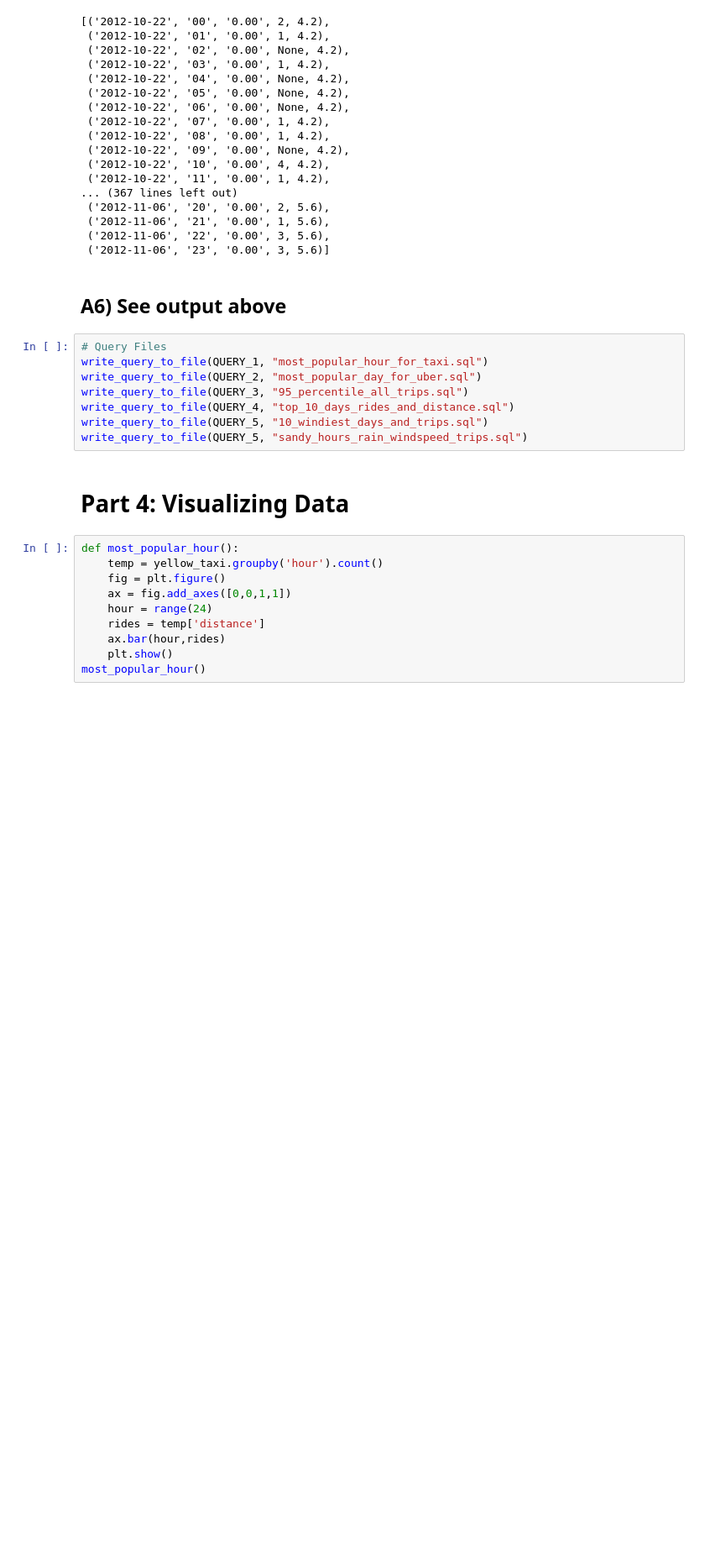
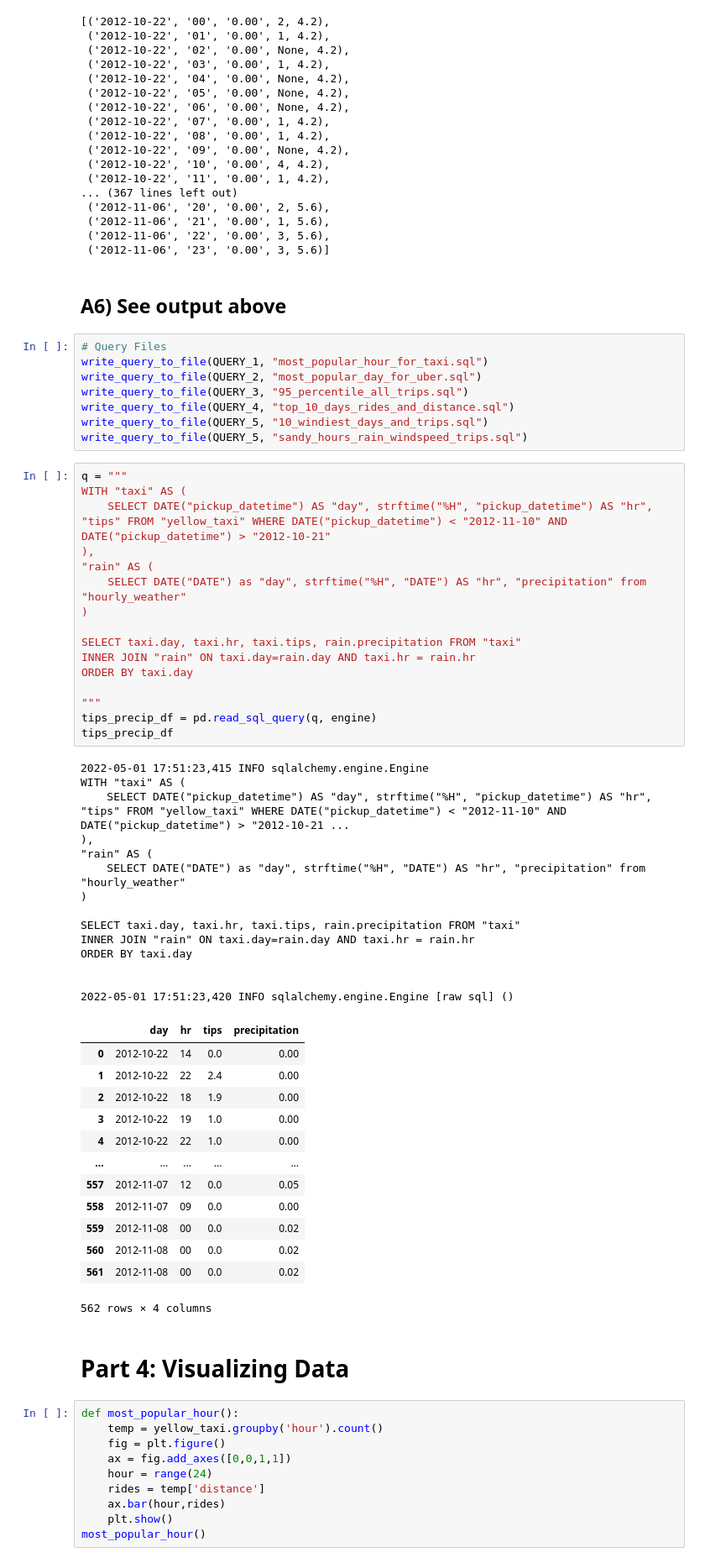
Before and after one commit to scottqin123/4501-Project, a Jupyter notebook: code.ipynb, the cells around one changed output. Shown at 84% size. Drawn from its saved outputs; the diff is of its cells as text; blank space fills up the shorter version.

```diff
--- a/code.ipynb
+++ b/code.ipynb
@@ -619,6 +619,50 @@ write_query_to_file(QUERY_3, "95_percentile_all_trips.sql")
 write_query_to_file(QUERY_4, "top_10_days_rides_and_distance.sql")
 write_query_to_file(QUERY_5, "10_windiest_days_and_trips.sql")
 write_query_to_file(QUERY_5, "sandy_hours_rain_windspeed_trips.sql")
+# %%
+q = """
+WITH "taxi" AS (
+    SELECT DATE("pickup_datetime") AS "day", strftime("%H", "pickup_datetime") AS "hr", "tips" FROM "yellow_taxi" WHERE DATE("pickup_datetime") < "2012-11-10" AND DATE("pickup_datetime") > "2012-10-21"
+),
+"rain" AS (
+    SELECT DATE("DATE") as "day", strftime("%H", "DATE") AS "hr", "precipitation" from "hourly_weather"
+)
+
+SELECT taxi.day, taxi.hr, taxi.tips, rain.precipitation FROM "taxi"
+INNER JOIN "rain" ON taxi.day=rain.day AND taxi.hr = rain.hr
+ORDER BY taxi.day
+
+"""
+tips_precip_df = pd.read_sql_query(q, engine)
+tips_precip_df
+# %% [output]
+2022-05-01 17:51:23,415 INFO sqlalchemy.engine.Engine
+WITH "taxi" AS (
+    SELECT DATE("pickup_datetime") AS "day", strftime("%H", "pickup_datetime") AS "hr", "tips" FROM "yellow_taxi" WHERE DATE("pickup_datetime") < "2012-11-10" AND DATE("pickup_datetime") > "2012-10-21 ...
+),
+"rain" AS (
+    SELECT DATE("DATE") as "day", strftime("%H", "DATE") AS "hr", "precipitation" from "hourly_weather"
+)
+
+SELECT taxi.day, taxi.hr, taxi.tips, rain.precipitation FROM "taxi"
+INNER JOIN "rain" ON taxi.day=rain.day AND taxi.hr = rain.hr
+ORDER BY taxi.day
+
+
+2022-05-01 17:51:23,420 INFO sqlalchemy.engine.Engine [raw sql] ()
+|  | day | hr | tips | precipitation |
+| 0 | 2012-10-22 | 14 | 0.0 | 0.00 |
+| 1 | 2012-10-22 | 22 | 2.4 | 0.00 |
+| 2 | 2012-10-22 | 18 | 1.9 | 0.00 |
+| 3 | 2012-10-22 | 19 | 1.0 | 0.00 |
+| 4 | 2012-10-22 | 22 | 1.0 | 0.00 |
+| ... | ... | ... | ... | ... |
+| 557 | 2012-11-07 | 12 | 0.0 | 0.05 |
+| 558 | 2012-11-07 | 09 | 0.0 | 0.00 |
+| 559 | 2012-11-08 | 00 | 0.0 | 0.02 |
+| 560 | 2012-11-08 | 00 | 0.0 | 0.02 |
+| 561 | 2012-11-08 | 00 | 0.0 | 0.02 |
+562 rows × 4 columns
 # %% [markdown]
 # Part 4: Visualizing Data
 # %%
```
Also changed, not shown: 1 other file.
